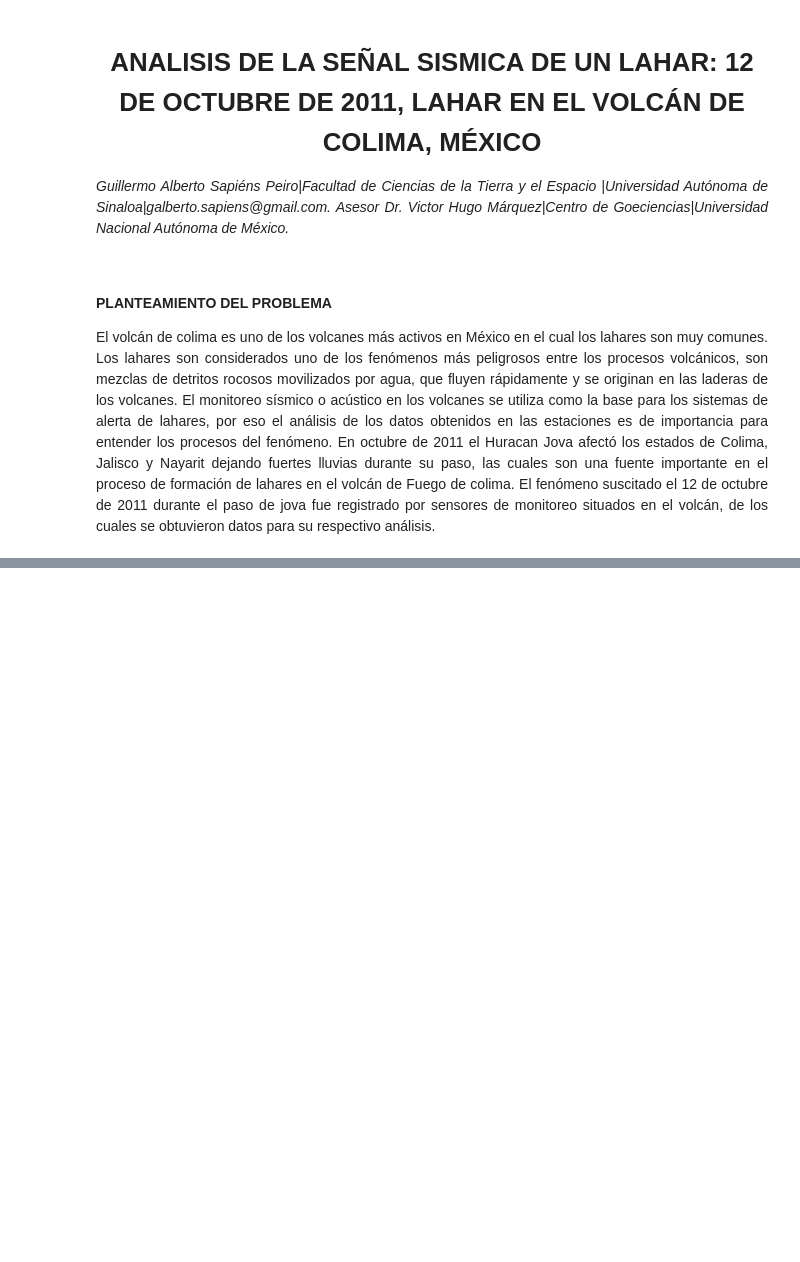
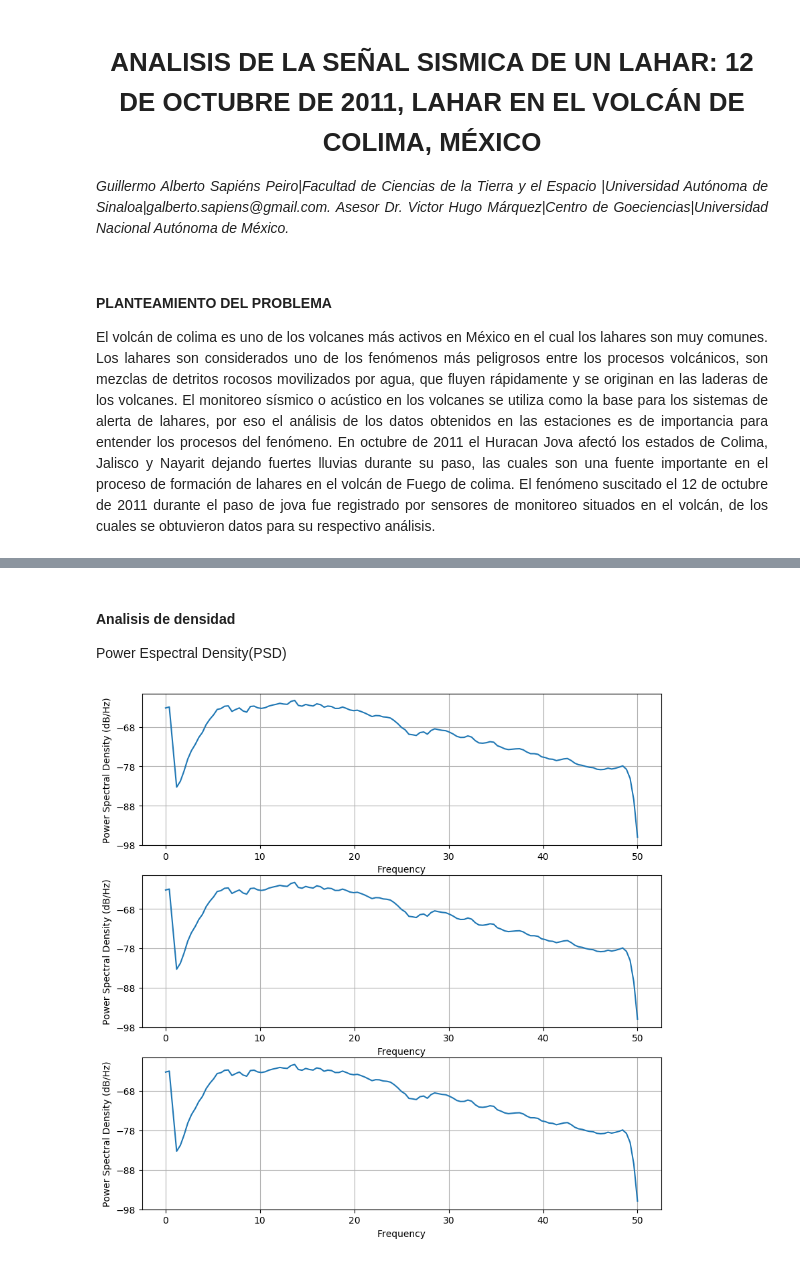
Before and after one commit to GuillermoSapiens/verano, a Jupyter notebook: lahar_colima.ipynb, the cells around one changed output, grey strips where cells are left out. Drawn from its saved outputs; the diff is of its cells as text; code cells hidden in the pictures; blank space fills up the shorter version.

```diff
--- a/lahar_colima.ipynb
+++ b/lahar_colima.ipynb
@@ -72,0 +83,14 @@ Closest candidates are:
+# %% [markdown]
+#### Analisis de densidad
+Power Espectral Density(PSD)
+# %%
+fig = figure("pyplot_subplot_mixed",figsize=(10,10))
+subplot(311)
+    PyPlot.psd(datE[1:length(datN)],NFFT=256,Fs=100,noverlap=0);xlim=(1,50)
+subplot(312)
+    PyPlot.psd(datE[1:length(datE)],NFFT=256,Fs=100,noverlap=0);xlim=(1,50)
+subplot(313)
+    PyPlot.psd(datE[1:length(datZ)],NFFT=256,Fs=100,noverlap=0);xlim=(1,50)
+fig[:canvas][:draw]()
+# %% [output]
+[figure, added]
```
Also changed, not shown: parts of 13 cells of this notebook.
